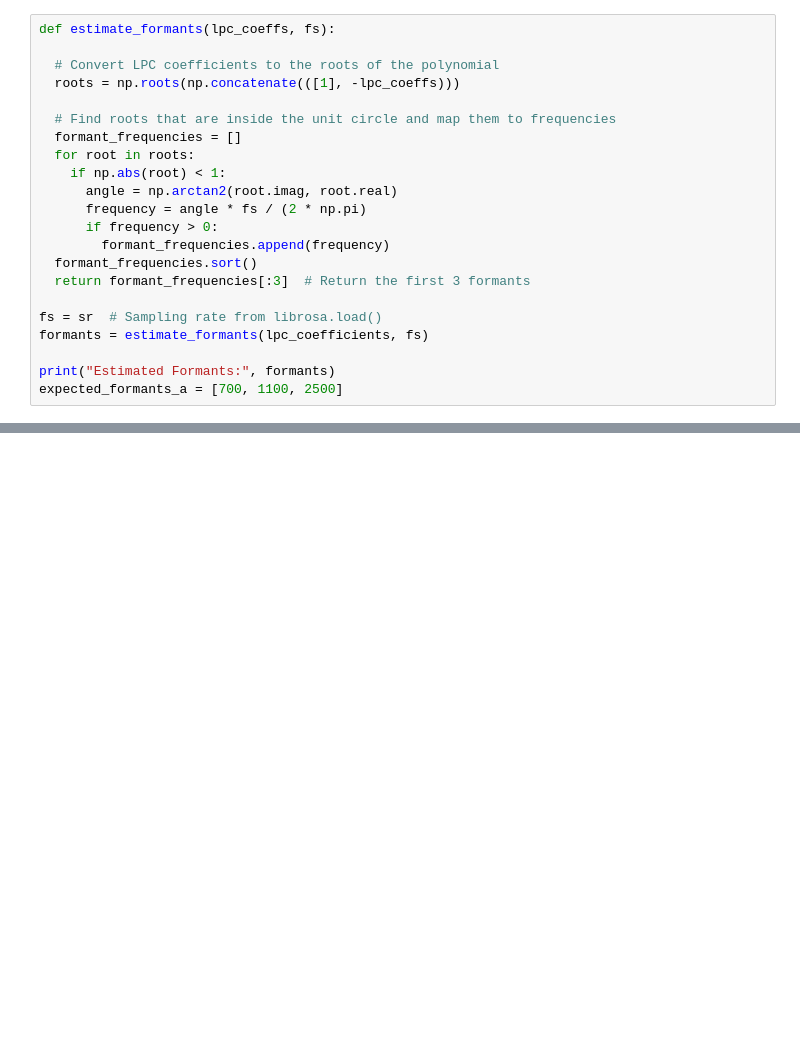
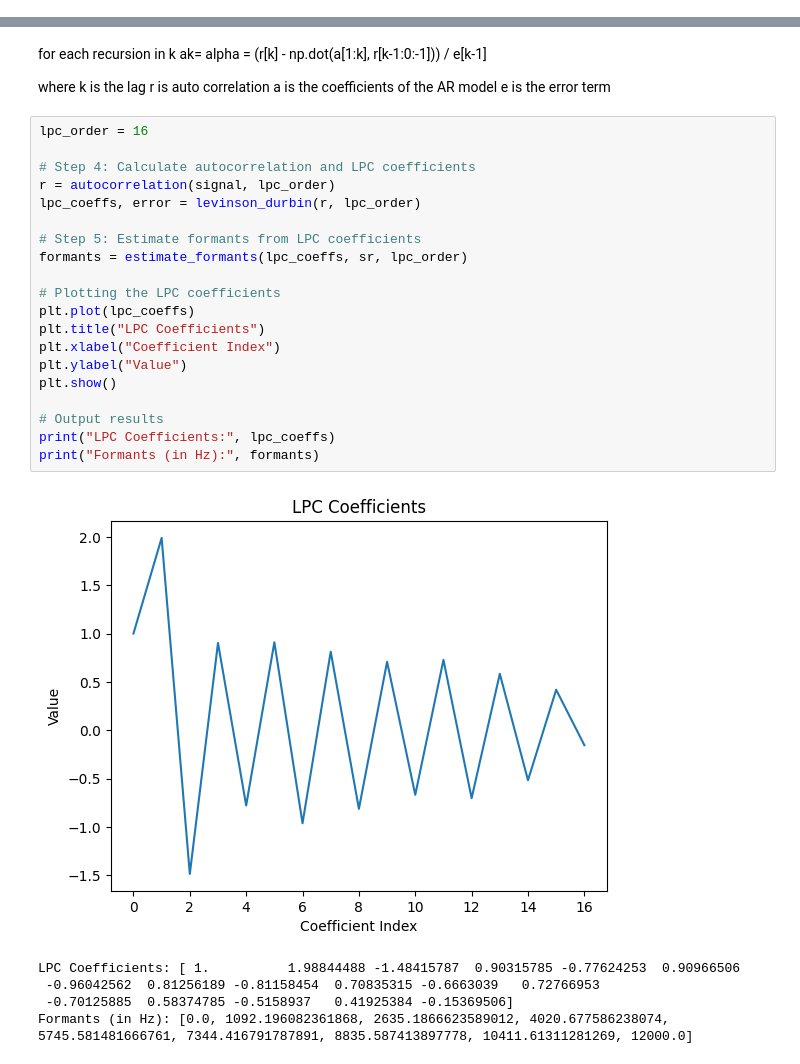
Before and after one commit to issacridhin/Speech_Processing, a Jupyter notebook: 2348546_Lab4_SPR.ipynb, the cells around one changed output, grey strips where cells are left out. Drawn from its saved outputs; the diff is of its cells as text; blank space fills up the shorter version.

```diff
--- a/2348546_Lab4_SPR.ipynb
+++ b/2348546_Lab4_SPR.ipynb
@@ -98,22 +48,0 @@ plt.show()
-# %%
-def estimate_formants(lpc_coeffs, fs):
-
-  # Convert LPC coefficients to the roots of the polynomial
-  roots = np.roots(np.concatenate(([1], -lpc_coeffs)))
-
-  # Find roots that are inside the unit circle and map them to frequencies
-  formant_frequencies = []
-  for root in roots:
-    if np.abs(root) < 1:
-      angle = np.arctan2(root.imag, root.real)
-      frequency = angle * fs / (2 * np.pi)
-      if frequency > 0:
-        formant_frequencies.append(frequency)
-  formant_frequencies.sort()
-  return formant_frequencies[:3]  # Return the first 3 formants
-
-fs = sr  # Sampling rate from librosa.load()
-formants = estimate_formants(lpc_coefficients, fs)
-
-print("Estimated Formants:", formants)
-expected_formants_a = [700, 1100, 2500]
@@ -134,0 +92,33 @@ plt.show()
+# %% [markdown]
+for each recursion in k
+ak= alpha = (r[k] - np.dot(a[1:k], r[k-1:0:-1])) / e[k-1]
+
+where k is the lag  r is auto correlation
+a is the coefficients of the AR model
+e is the error term
+# %%
+lpc_order = 16
+
+# Step 4: Calculate autocorrelation and LPC coefficients
+r = autocorrelation(signal, lpc_order)
+lpc_coeffs, error = levinson_durbin(r, lpc_order)
+
+# Step 5: Estimate formants from LPC coefficients
+formants = estimate_formants(lpc_coeffs, sr, lpc_order)
+
+# Plotting the LPC coefficients
+plt.plot(lpc_coeffs)
+plt.title("LPC Coefficients")
+plt.xlabel("Coefficient Index")
+plt.ylabel("Value")
+plt.show()
+
+# Output results
+print("LPC Coefficients:", lpc_coeffs)
+print("Formants (in Hz):", formants)
+# %% [output]
+[figure, added]
+LPC Coefficients: [ 1.          1.98844488 -1.48415787  0.90315785 -0.77624253  0.90966506
+ -0.96042562  0.81256189 -0.81158454  0.70835315 -0.6663039   0.72766953
+ -0.70125885  0.58374785 -0.5158937   0.41925384 -0.15369506]
+Formants (in Hz): [0.0, 1092.196082361868, 2635.1866623589012, 4020.677586238074, 5745.581481666761, 7344.416791787891, 8835.587413897778, 10411.61311281269, 12000.0]
```
Also changed, not shown: parts of 24 cells of this notebook.
